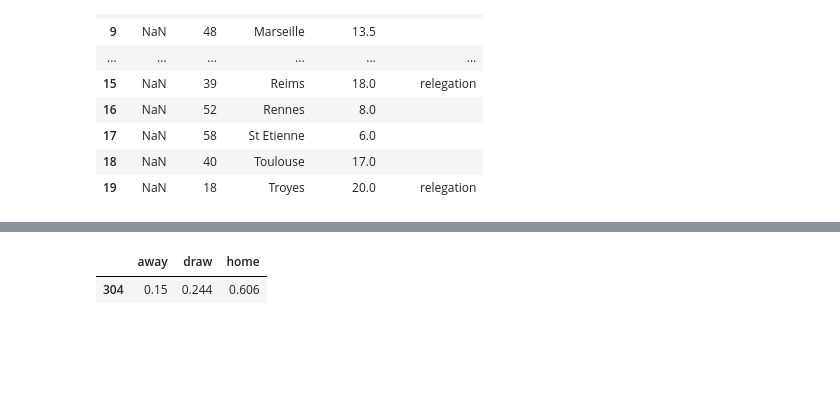
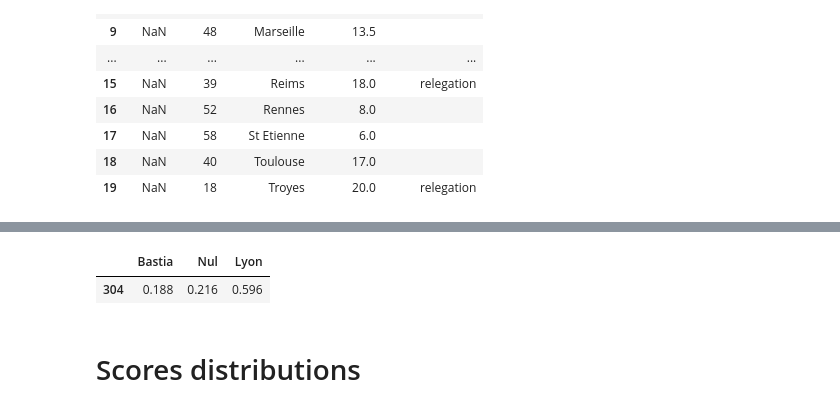
Before and after one commit to badeuyer/stat_app_foot, a Jupyter notebook: Bayesian/Bayesian.ipynb, the cells around one changed output, grey strips where cells are left out. Saved outputs shown, nothing was run; the diff lists cells and outputs as text; code cells hidden in the pictures; blank space fills up the shorter version.

```diff
--- a/Bayesian/Bayesian.ipynb
+++ b/Bayesian/Bayesian.ipynb
@@ -212,7 +211,7 @@ ranking['team']=total_scores.keys()
 ranking['points']=total_scores.values
 ranking['final_rank']=ss.rankdata(-total_scores)
 
-def get_outcome(x):
+def get_season_outcome(x):
     if x.final_rank<3:
         return 'champs_league'
     elif x.final_rank<5:
@@ -222,7 +221,7 @@ def get_outcome(x):
     else:
         return ''
 
-ranking['QR']=ranking.apply(get_outcome,axis=1)
+ranking['QR']=ranking.apply(get_season_outcome,axis=1)
 # %%
 ranking
 # %% [output]
@@ -309,10 +308,11 @@ def simulate_season():
     season = pd.merge(season, atts_draw, left_on='i_away', right_index=True)
     season = pd.merge(season, defs_draw, left_on='i_away', right_index=True)
     season = season.rename(columns = {'att': 'att_away', 'def': 'def_away'})
-    season['home'] = home_draw
+
+    season['home_coef'] = home_draw
     season['intercept'] = intercept_draw
     season['home_theta'] = season.apply(lambda x: math.exp(x['intercept'] +
-                                                           x['home'] +
+                                                           x['home_coef'] +
                                                            x['att_home'] +
                                                            x['def_away']), axis=1)
     season['away_theta'] = season.apply(lambda x: math.exp(x['intercept'] +
@@ -367,9 +367,9 @@ def create_season_table(season):
     df['relegated'] = (df.position > 17).astype(int)
     return df
 
-def simulate_seasons(n=100):
+def simulate_seasons_tables(n_seasons=100):
     dfs = []
-    for i in range(n):
+    for i in range(n_seasons):
         s = simulate_season()
         t = create_season_table(s)
         t['iteration'] = i
@@ -378 +399,4 @@ def simulate_seasons(n=100):
+# %%
+n_seasons=1000
+simuls = simulate_seasons_tables(n_seasons)
 # %%
@@ -391,8 +418,9 @@ season=simulate_season()
 # %%
-def simulate_probas(n=100):
+def simulate_probas(n_seasons=100):
     probas=pd.get_dummies(simulate_season()['outcome'])
-    for i in range(n-1):
+    for i in range(n_seasons-1):
         probas=probas+pd.get_dummies(simulate_season()['outcome'])
-    probas=probas/n
+    probas=probas/n_seasons
+    probas.columns=['away_proba','draw_proba','home_proba']
     return probas
 probas=simulate_probas(1000) #the outcome is given for the home team
@@ -399,9 +448,13 @@ probas=simulate_probas(1000) #the outcome is given for the home team
 # %%
 def proba_match(home_team,away_team,probas):
     i=df[df.home==home_team][df.away==away_team].index
-    return pd.DataFrame(probas.iloc[i])
+    res= pd.DataFrame(probas.iloc[i])
+    res.columns=[away_team,'Nul',home_team]
+    return res
 
 proba_match("Lyon","Bastia",probas)
 # %% [output]
-|  | away | draw | home |
-| 304 | 0.15 | 0.244 | 0.606 |
+|  | Bastia | Nul | Lyon |
+| 304 | 0.188 | 0.216 | 0.596 |
+# %% [markdown]
+# Scores distributions
```
Also changed, not shown: parts of 23 cells of this notebook.
